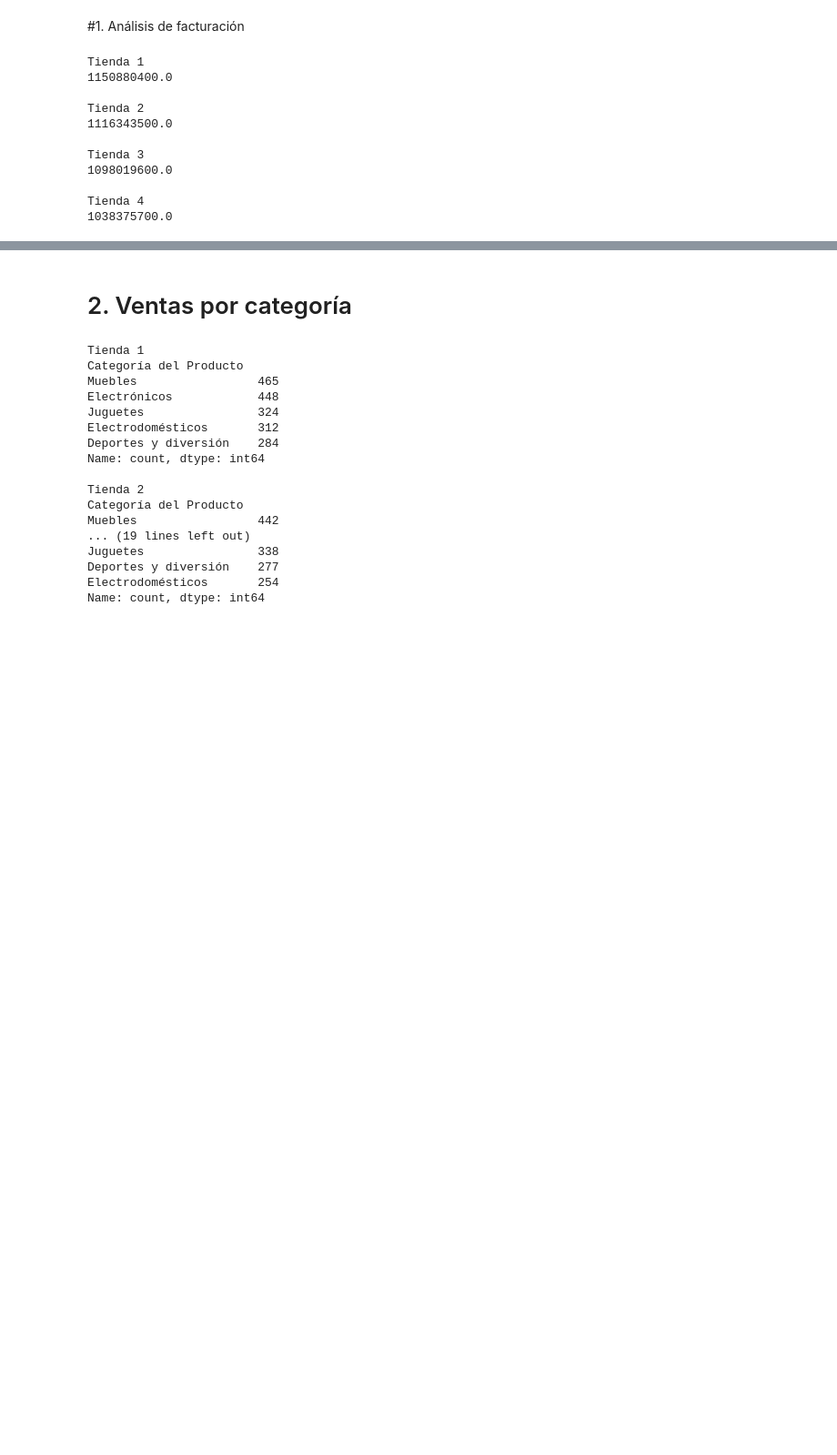
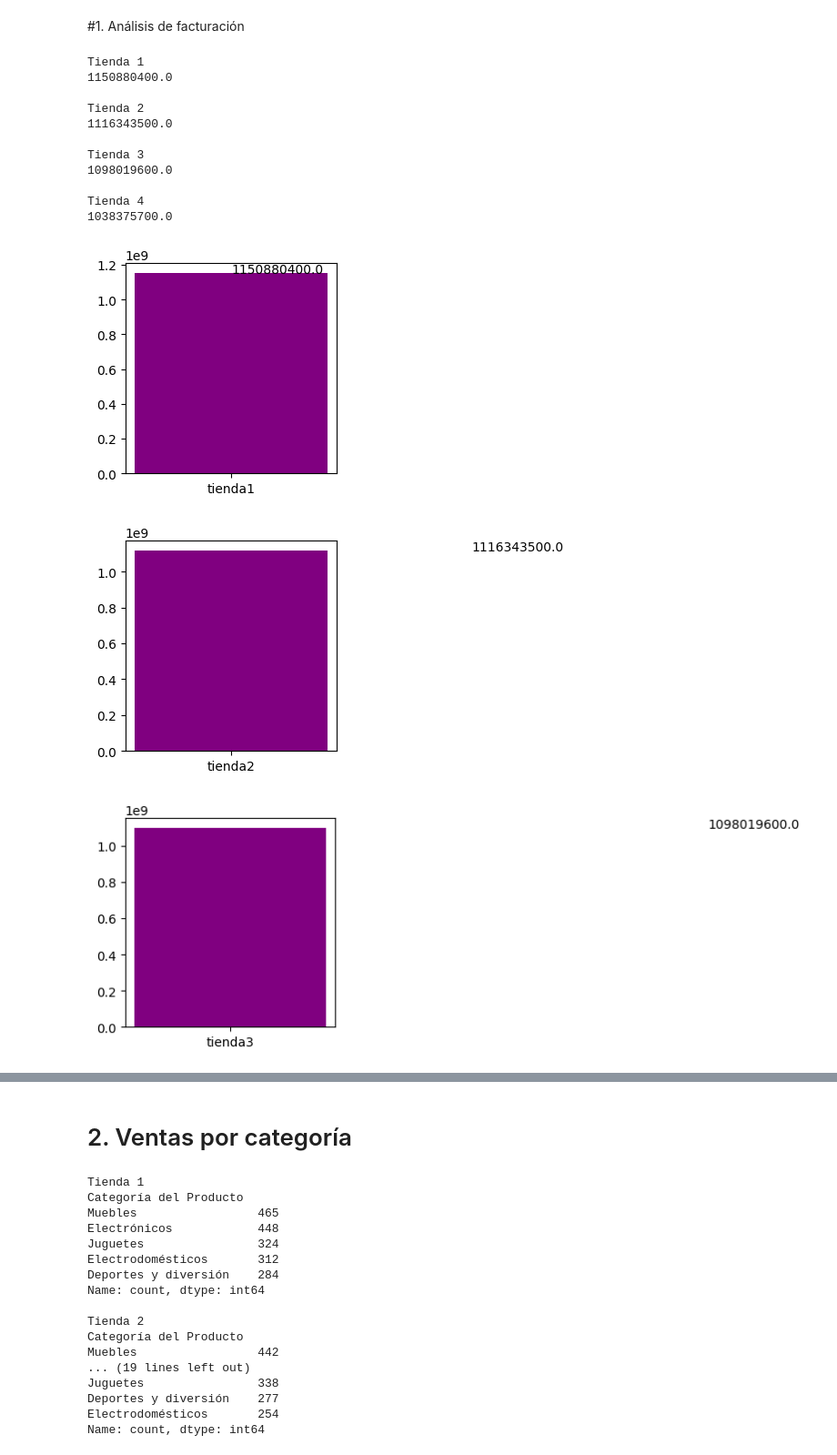
Before and after one commit to lauty211/challenge-amigo-secreto_esp-main, a Jupyter notebook: AluraStoreLatam.ipynb, the cells around one changed output, grey strips where cells are left out. Shown: that part at 91% size. Drawn from its saved outputs; the diff is of its cells as text; code cells hidden in the pictures; blank space fills up the shorter version.

```diff
--- a/AluraStoreLatam.ipynb
+++ b/AluraStoreLatam.ipynb
@@ -26,19 +24,29 @@ tienda.head()
 # %% [markdown]
 #1. Análisis de facturación
 # %%
+import matplotlib.pyplot as plt
+nombres=['tienda1','tienda2','tienda3','tienda4']
 tiendas=[tienda,tienda2,tienda3,tienda4]
+totales=[]
+
 for i,tiendaA in enumerate(tiendas):
   print(f"Tienda {i+1}")
   print(f"{tiendaA['Precio'].sum()}\n")
+  plt.figure(figsize=(3, 3))
+  plt.bar(nombres[i],tiendaA['Precio'].sum(),color='purple')
+  plt.text(i,tiendaA['Precio'].sum(),tiendaA['Precio'].sum())
 # %% [output]
 Tienda 1
 1150880400.0
 
 Tienda 2
 1116343500.0
 
 Tienda 3
 1098019600.0
 
 Tienda 4
 1038375700.0
+[figure, added]
+[figure, added]
+[figure, added]
```
Also changed, not shown: parts of 2 cells of this notebook.
